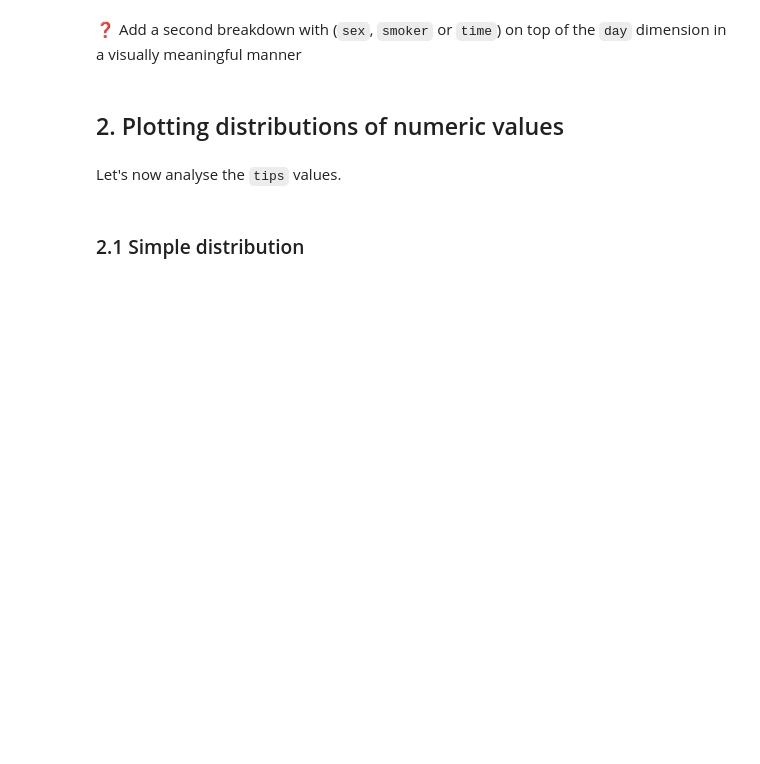
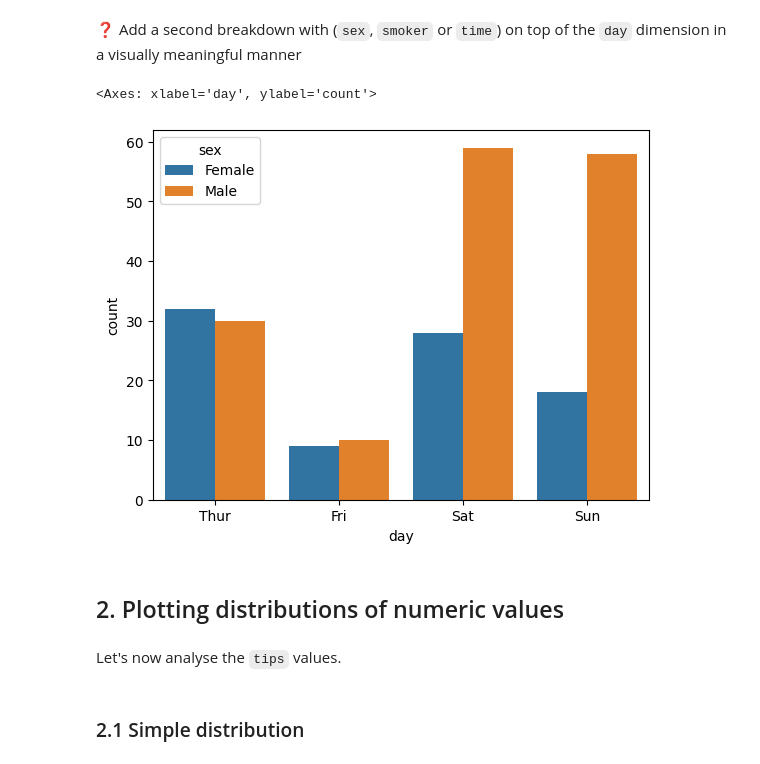
Before and after one commit to saranjthilak/data-seaborn-basics, a Jupyter notebook: seaborn-basics.ipynb, the cells around one changed output. Saved outputs shown, nothing was run; the diff lists cells and outputs as text; code cells hidden in the pictures; blank space fills up the shorter version.

```diff
--- a/seaborn-basics.ipynb
+++ b/seaborn-basics.ipynb
@@ -29,3 +37,8 @@ df.head()
+# %%
+sns.countplot(data=df, x='day', hue='sex', order=["Thur", "Fri", "Sat", "Sun"])
+# %% [output]
+<Axes: xlabel='day', ylabel='count'>
+[figure, added]
 # %% [markdown]
 ## 2. Plotting distributions of numeric values
 # %% [markdown]
```
Also changed, not shown: parts of 24 cells of this notebook.
